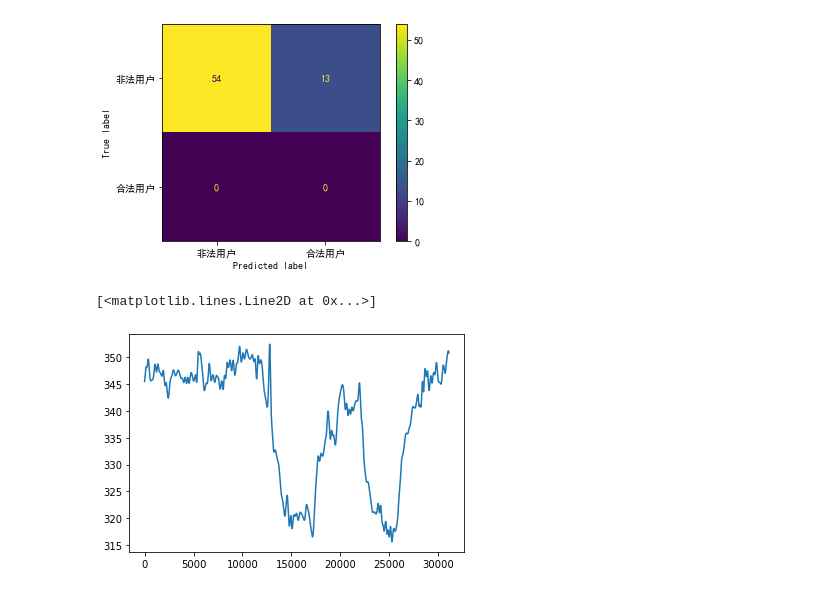
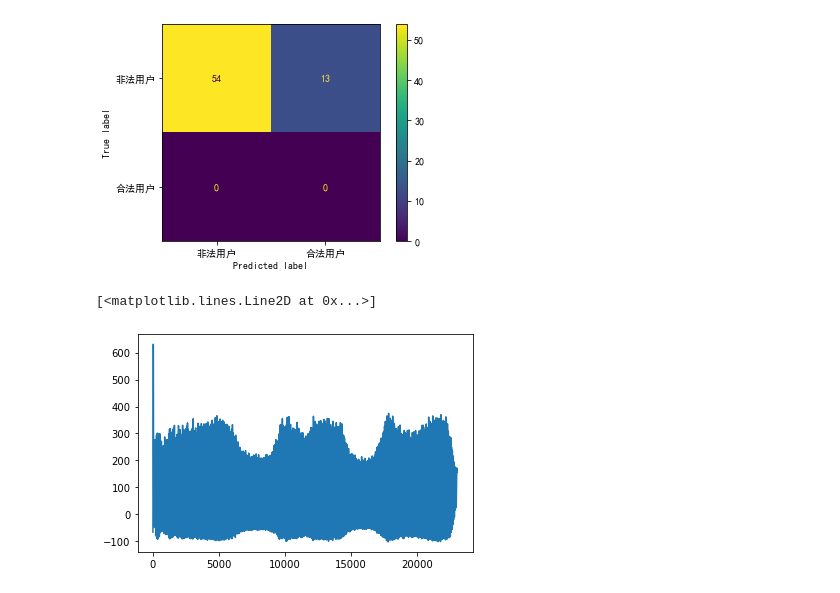
Before and after one commit to Dominique-Yiu/National-IS-Contest, a Jupyter notebook: test.ipynb, the cells around one changed output. Cells and saved outputs as stored; diff of their text form; code cells hidden in the pictures.

```diff
--- a/test.ipynb
+++ b/test.ipynb
@@ -315,9 +315,9 @@ plt.savefig('非法用户混淆矩阵.png', dpi=400)
 [figure]
 # %%
 import numpy as np
-path = 'filtered_data.csv'
+path = 'filtered_random_data.csv'
 import matplotlib.pyplot as plt
 plt.plot(np.loadtxt(path))
 # %% [output]
 [<matplotlib.lines.Line2D at 0x...>]
-[figure, old version]
+[figure, new version]
```
Also changed, not shown: 5 other files.
